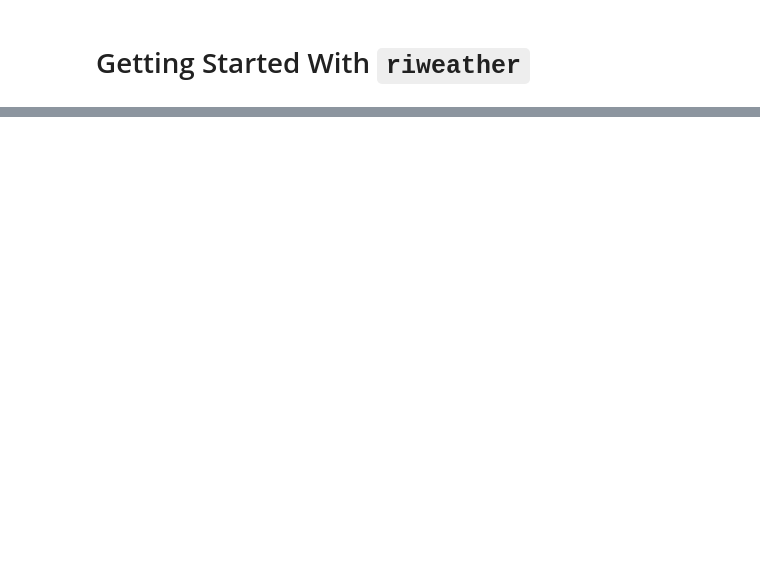
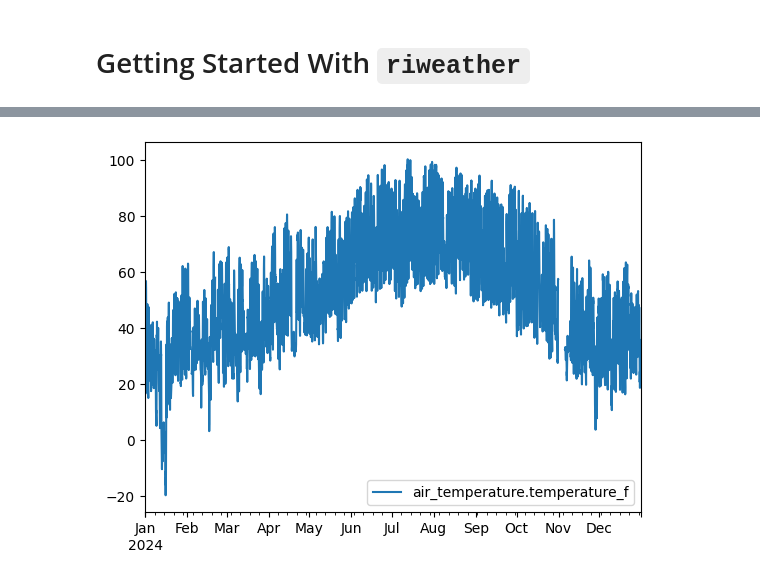
Before and after one commit to ensley-nexant/riweather, a Jupyter notebook: docs/how_to.ipynb, the cells around one changed output, grey strips where cells are left out. Cells and saved outputs as stored; diff of their text form; code cells hidden in the pictures; blank space fills up the shorter version.

```diff
--- a/docs/how_to.ipynb
+++ b/docs/how_to.ipynb
@@ -124,0 +114,3 @@ riweather.plot_stations(my_lat, my_lon, ranked_stations, distance_unit="mi")
+# %%
+ts = station.fetch_data(2024, datum="air_temperature", period="h", rollup="ending", tz="US/Mountain", temp_scale="F")
+ts
@@ -124,0 +131,5 @@ riweather.plot_stations(my_lat, my_lon, ranked_stations, distance_unit="mi")
+# %%
+ts.plot()
+plt.show()
+# %% [output]
+[figure, added]
```
Also changed, not shown: parts of 37 cells of this notebook, 25 other files.
